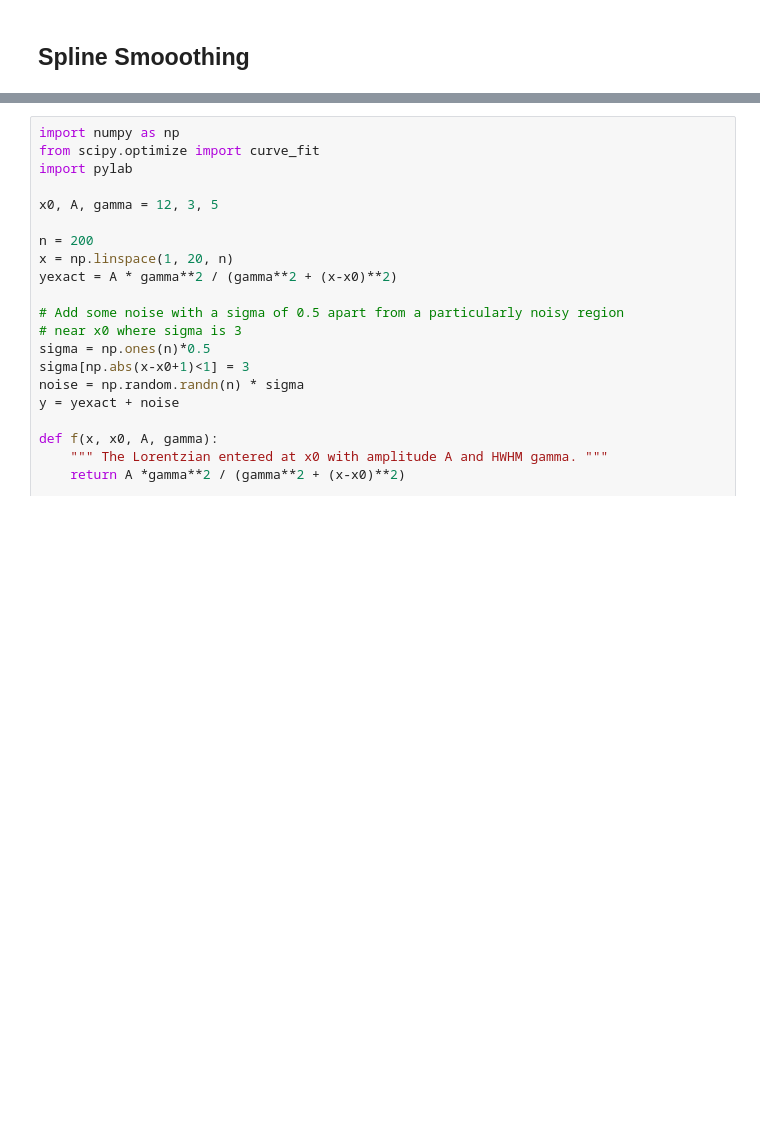
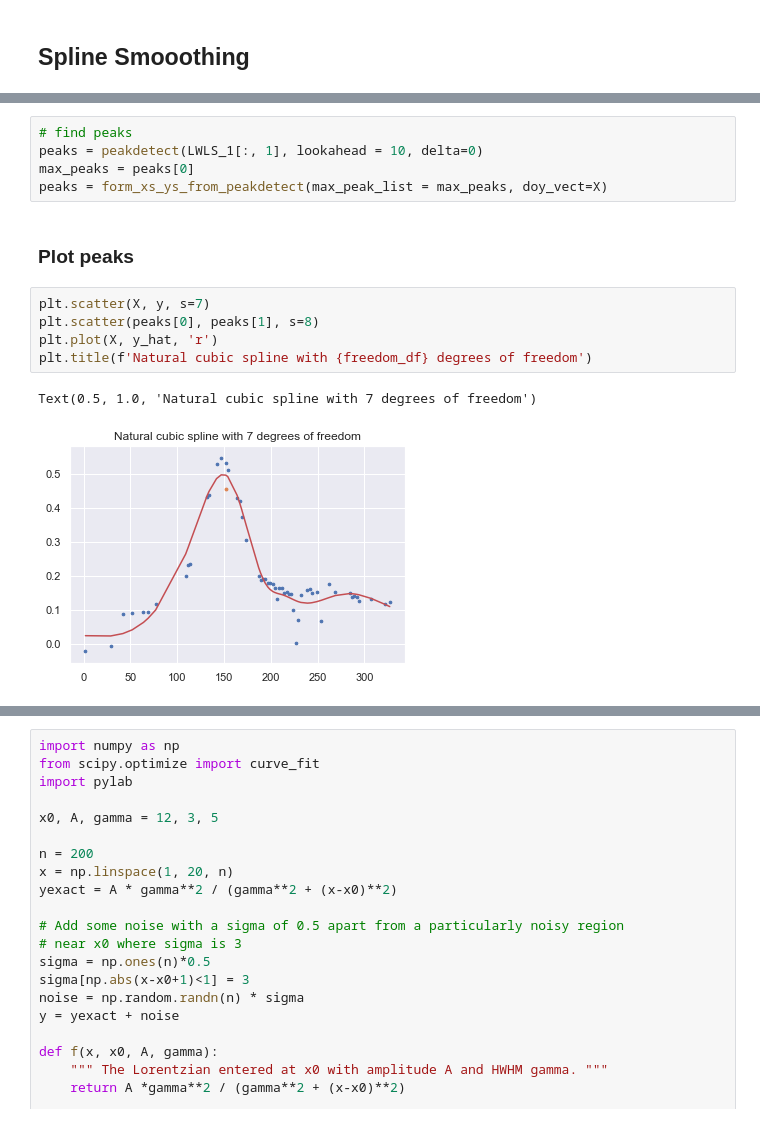
Before and after one commit to sunil21075/Ag, a Jupyter notebook: remote_sensing/python/Local_Jupyter_NoteBooks/0_smoothing.ipynb, the cells around one changed output, grey strips where cells are left out. Cells and saved outputs as stored; diff of their text form; blank space fills up the shorter version.

Commit message:
peak detect

```diff
--- a/remote_sensing/python/Local_Jupyter_NoteBooks/0_smoothing.ipynb
+++ b/remote_sensing/python/Local_Jupyter_NoteBooks/0_smoothing.ipynb
@@ -284,0 +505,15 @@ Text(0.5, 1.0, 'Natural cubic spline with 7 degrees of freedom')
+# %%
+# find peaks
+peaks = peakdetect(LWLS_1[:, 1], lookahead = 10, delta=0)
+max_peaks = peaks[0]
+peaks = form_xs_ys_from_peakdetect(max_peak_list = max_peaks, doy_vect=X)
+# %% [markdown]
+### Plot peaks
+# %%
+plt.scatter(X, y, s=7)
+plt.scatter(peaks[0], peaks[1], s=8)
+plt.plot(X, y_hat, 'r')
+plt.title(f'Natural cubic spline with {freedom_df} degrees of freedom')
+# %% [output]
+Text(0.5, 1.0, 'Natural cubic spline with 7 degrees of freedom')
+[figure, added]
```
Also changed, not shown: parts of 8 cells of this notebook, 2 other files.
